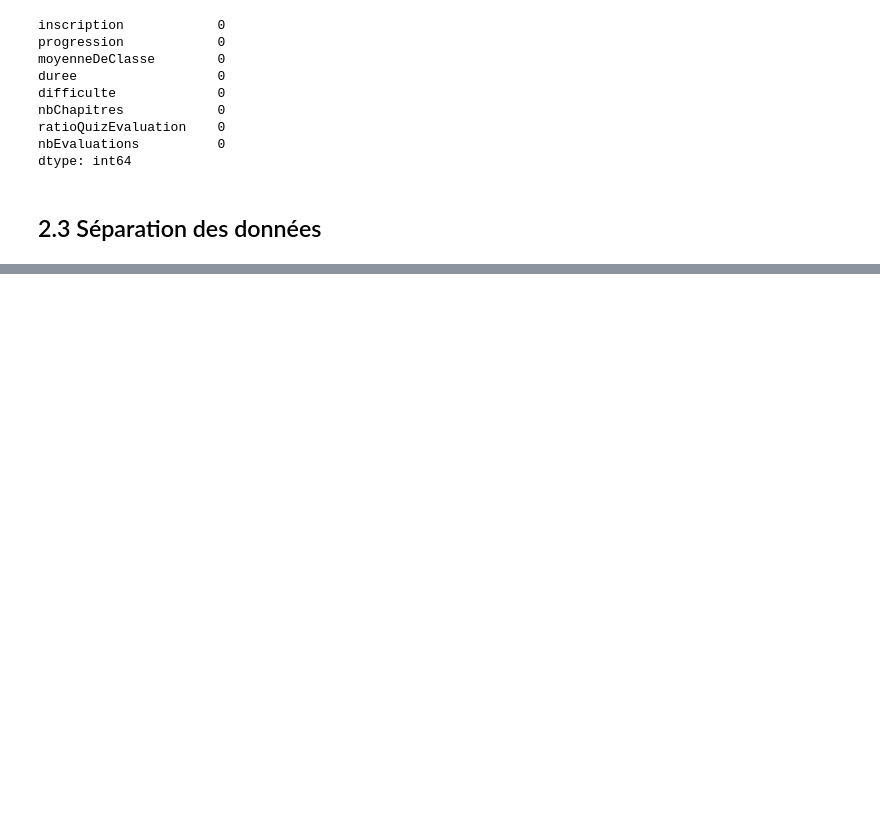
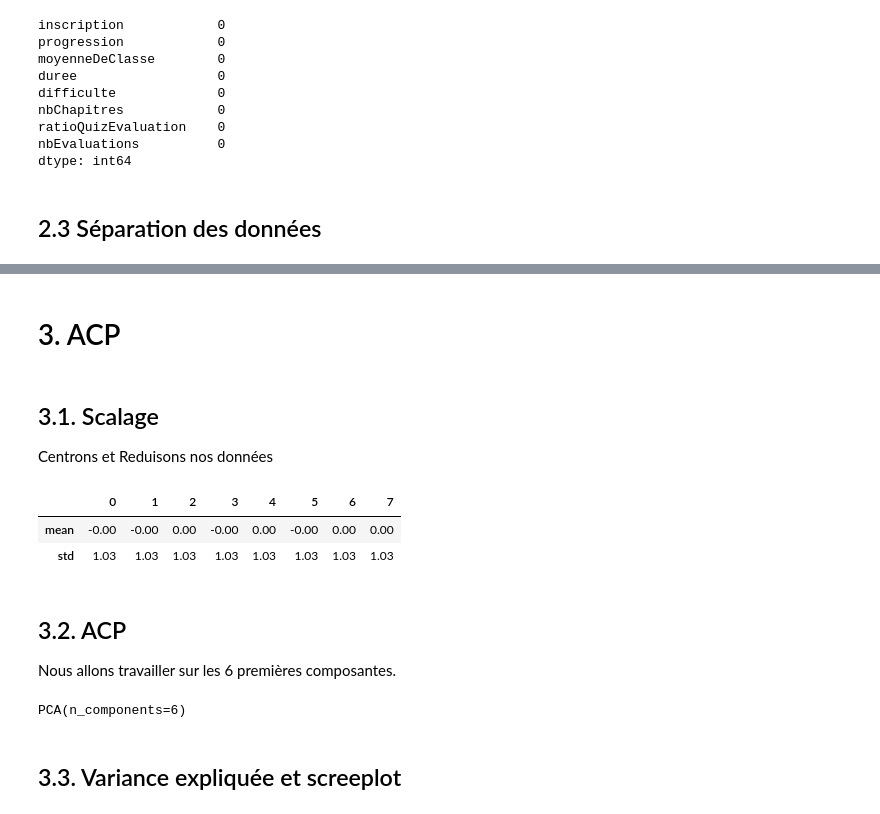
Before and after one commit to Harlequelrah/openclassroom_data_analysis, a Jupyter notebook: project/tp.ipynb, the cells around one changed output, grey strips where cells are left out. Drawn from its saved outputs; the diff is of its cells as text; code cells hidden in the pictures; blank space fills up the shorter version.

```diff
--- a/project/tp.ipynb
+++ b/project/tp.ipynb
@@ -168,3 +169,22 @@ names = df.index
 # %%
 # features/colonnes
 features = df.columns
+# %% [markdown]
+# 3. ACP
+# %% [markdown]
+## 3.1. Scalage
+Centrons et Reduisons nos données
+# %%
+# scalons nos données
+scaler = StandardScaler()
+X_Scaled = scaler.fit_transform(X)
+# %%
+# verifions l'etat des données scalées
+pd.DataFrame(X_Scaled).describe().round(2).loc[["mean", "std"], :]
+# %% [output]
+|  | 0 | 1 | 2 | 3 | 4 | 5 | 6 | 7 |
+| mean | -0.00 | -0.00 | 0.00 | -0.00 | 0.00 | -0.00 | 0.00 | 0.00 |
+| std | 1.03 | 1.03 | 1.03 | 1.03 | 1.03 | 1.03 | 1.03 | 1.03 |
+# %% [markdown]
+## 3.2. ACP
+Nous allons travailler sur les 6 premières composantes.
@@ -170,0 +197,7 @@ features = df.columns
+# %%
+# on l'entraine sur les données scalées
+pca.fit(X_Scaled)
+# %% [output]
+PCA(n_components=6)
+# %% [markdown]
+## 3.3. Variance expliquée et screeplot
```
Also changed, not shown: parts of 21 cells of this notebook.
